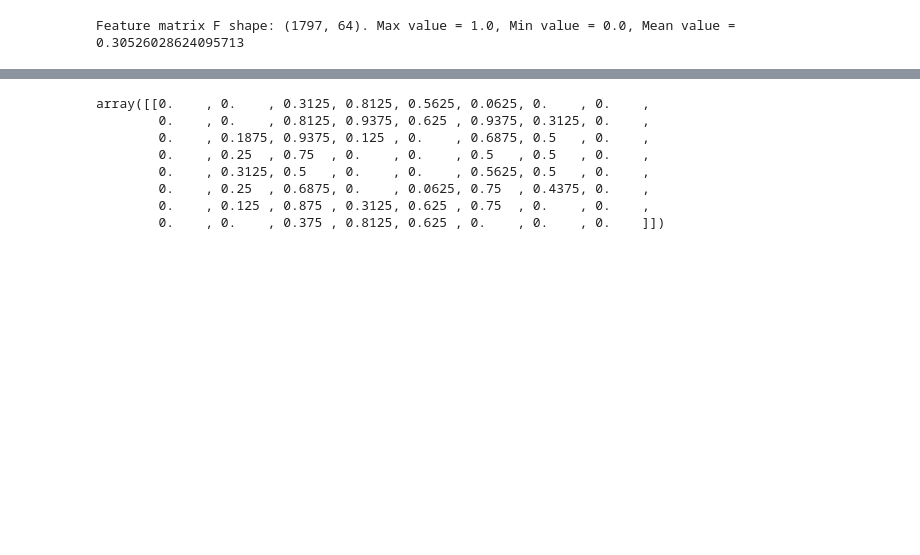
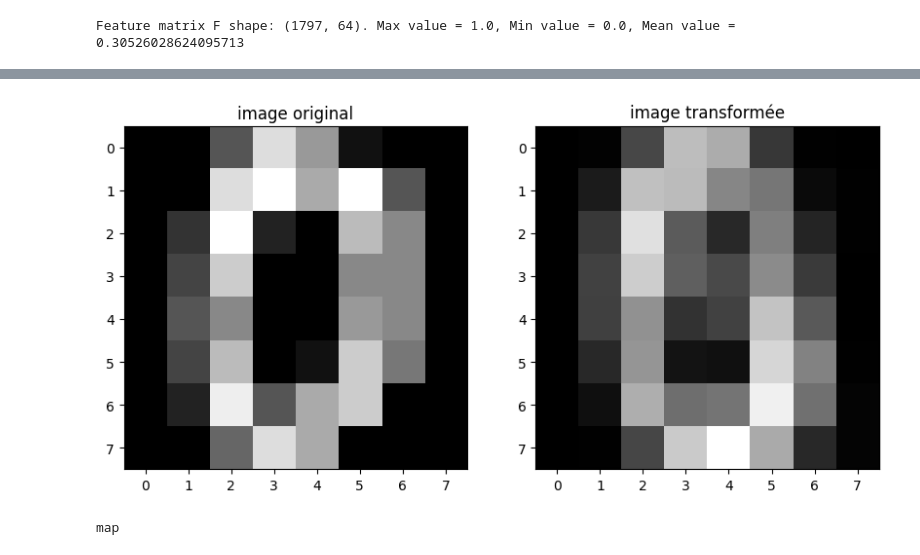
Before and after one commit to bogwee/intro_ml_2025, a Jupyter notebook: src/clovis/code3.ipynb, the cells around one changed output, grey strips where cells are left out. Saved outputs shown, nothing was run; the diff lists cells and outputs as text; code cells hidden in the pictures; blank space fills up the shorter version.

```diff
--- a/src/clovis/code3.ipynb
+++ b/src/clovis/code3.ipynb
@@ -82,28 +93,52 @@ Feature matrix F shape: (1797, 64). Max value = 1.0, Min value = 0.0, Mean value
 # %%
 
 ##########################################
 ## Dimensionality reduction
 ##########################################
 
 
 ### just an example to test, for various number of PCs
 sample_index = 0
-original_image = F[sample_index].reshape(8, 8)  # Reshape back to 8×8 for visualization
-original_image.reshape(1,64)
-original_image.reshape(8,8)
+original_image = F[sample_index].reshape(8, 8)
+# Stockage des reconstructions et des erreurs
+reconstructed_images = []
+errors = []
+pca = PCA(n_components=2)
+pca.fit(F)
+
+# 2️⃣ Projection de l'image dans l'espace réduit
+compressed_sample = pca.transform(original_image.reshape(1, -1))
+
+# 3️⃣ Reconstruction de l'image à partir des valeurs PCA
+reconstructed_sample = pca.inverse_transform(compressed_sample).reshape(8, 8)
+reconstructed_images.append(reconstructed_sample)
+
+# 4️⃣ Calcul de l'erreur de reconstruction (différence entre pixels)
+error = np.linalg.norm(original_image - reconstructed_sample)
+errors.append(error)
+plt.figure(figsize=(10, 5))
+plt.subplot(1,2,1)
+plt.title("image original")
+plt.imshow(F[sample_index].reshape(8, 8), cmap='gray')  # Convertit en 8x8
+plt.subplot(1,2,2)
+plt.title("image transformée")
+plt.imshow(reconstructed_images[0], cmap='gray')  # Convertit en 8x8
+plt.show()
 # TODO: Using the specific sample above, iterate the following:
 # * Generate a PCA model with a certain value of principal components
 # * Compute the approximation of the sample with this PCA model
 # * Reconstruct a 64 dimensional vector from the reduced dimensional PCA space
 # * Reshape the resulting approximation as an 8x8 matrix
 # * Quantify the error in the approximation
 # Finally: plot the original image and the 15 approximation on a 4x4 subfigure
 # %% [output]
-array([[0.    , 0.    , 0.3125, 0.8125, 0.5625, 0.0625, 0.    , 0.    ,
-        0.    , 0.    , 0.8125, 0.9375, 0.625 , 0.9375, 0.3125, 0.    ,
-        0.    , 0.1875, 0.9375, 0.125 , 0.    , 0.6875, 0.5   , 0.    ,
-        0.    , 0.25  , 0.75  , 0.    , 0.    , 0.5   , 0.5   , 0.    ,
-        0.    , 0.3125, 0.5   , 0.    , 0.    , 0.5625, 0.5   , 0.    ,
-        0.    , 0.25  , 0.6875, 0.    , 0.0625, 0.75  , 0.4375, 0.    ,
-        0.    , 0.125 , 0.875 , 0.3125, 0.625 , 0.75  , 0.    , 0.    ,
-        0.    , 0.    , 0.375 , 0.8125, 0.625 , 0.    , 0.    , 0.    ]])
+[figure, added]
+# %%
+#### TODO: Explore the explanined variance of PCA and plot
+
+# Create the visualization plot
+tab_2D = PCA(n_components=2).fit(F)
+compressed_sample = map(pca.transform,F.reshape(1, -1))
+type(compressed_sample)
+# %% [output]
+map
```
Also changed, not shown: parts of 2 cells of this notebook.
